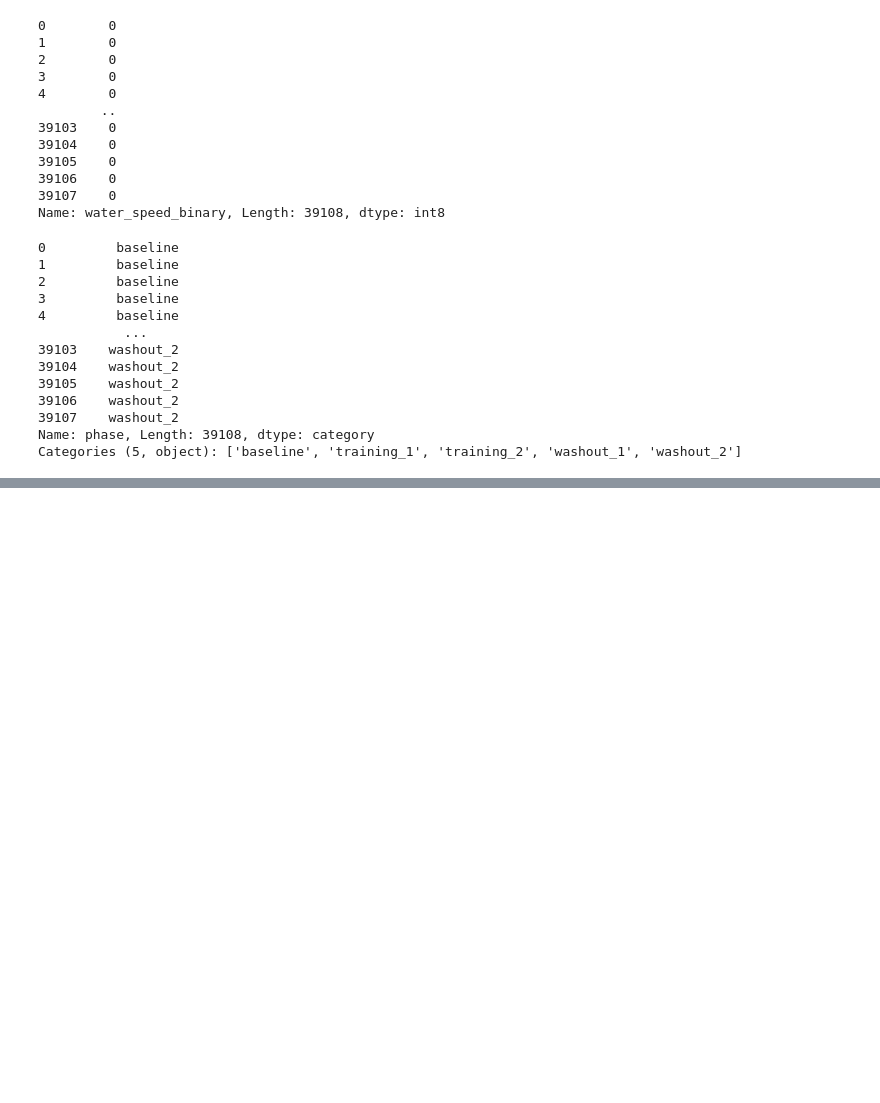
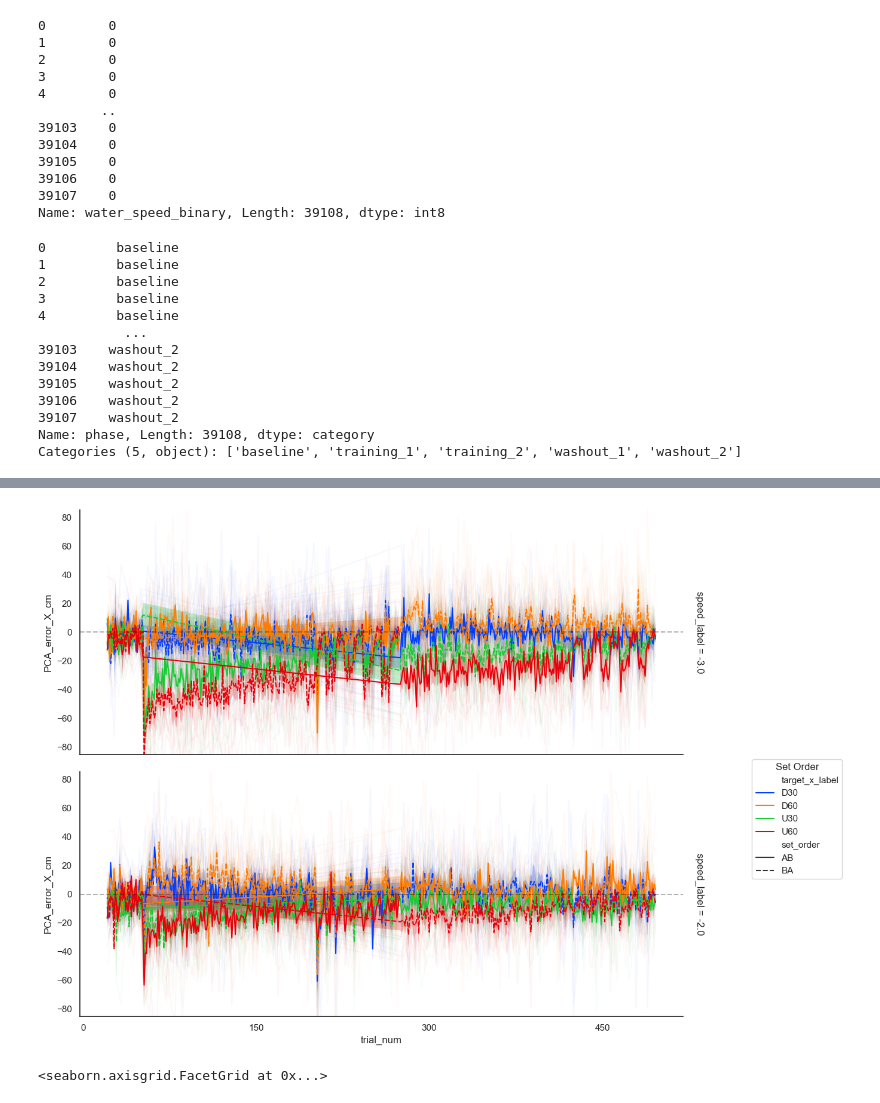
Before and after one commit to jacobjb02/vr-motor-adaptation-notebooks, a Jupyter notebook: Notebook/dual_generalization_working.ipynb, the cells around one changed output, grey strips where cells are left out. Drawn from its saved outputs; the diff is of its cells as text; code cells hidden in the pictures; blank space fills up the shorter version.

```diff
--- a/Notebook/dual_generalization_working.ipynb
+++ b/Notebook/dual_generalization_working.ipynb
@@ -366,0 +333,20 @@ plot_early_late_exposure(plot_data,
+# %%
+df_f = df_trial_sets[df_trial_sets['phase'] == 'baseline'].copy()
+df_ft = df_f[df_f['trial_set'] == 'late'].copy()
+
+participant_sd = df_ft.groupby('ppid_full')['PCA_error_X_cm'].std()
+
+noise_threshold = participant_sd.quantile(0.75)
+
+noisy_map = participant_sd > noise_threshold
+
+df_ft['is_noisy'] = df_ft['ppid_full'].map(noisy_map)
+
+df_ft['is_noisy'] = df_ft['is_noisy'].fillna(False)
+
+df_ft_no_noise = df_ft[df_ft['is_noisy'] == False].copy()
+pro_series = df_ft_no_noise['ppid_full']
+
+# check participant counts per group:
+from src.features import get_sample_sizes
+get_sample_sizes(df_ft_no_noise, group_cols=['speed_label','experiment', 'set_order'], ppid_col='ppid_full')
@@ -366,0 +371,6 @@ plot_early_late_exposure(plot_data,
+# %%
+import pandas as pd
+
+filtered_df = PCA_error_df[PCA_error_df['ppid_full'].isin(pro_series)]
+
+dropped_df = PCA_error_df[~PCA_error_df['ppid_full'].isin(pro_series)]
@@ -405,3 +456,25 @@ plot_exposure_trials(PCA_error_df,
+# %%
+from src.plotting import plot_exposure_trials
+
+
+plot_exposure_trials(filtered_df,
+                     col_col = None,
+                     row_col='speed_label',
+                     cond_col='set_order',
+                     ppid_col='ppid_full',
+                     target_col='target_x_label',
+                     y_col = 'PCA_error_X_cm',
+                     x_col='trial_num',
+                     context='poster',
+                     font_scale=3,
+                     marker_size=0,
+                     estimator='mean',
+                     y_lim=(-85,85),
+                     show_zero_line=True
+                    )
+# %% [output]
+[figure, added]
+<seaborn.axisgrid.FacetGrid at 0x...>
 # %%
 # above is using: x = trial_num_target / y = PCA_error_X_cm
 # %%
```
Also changed, not shown: parts of 10 cells of this notebook, 2 other files.
